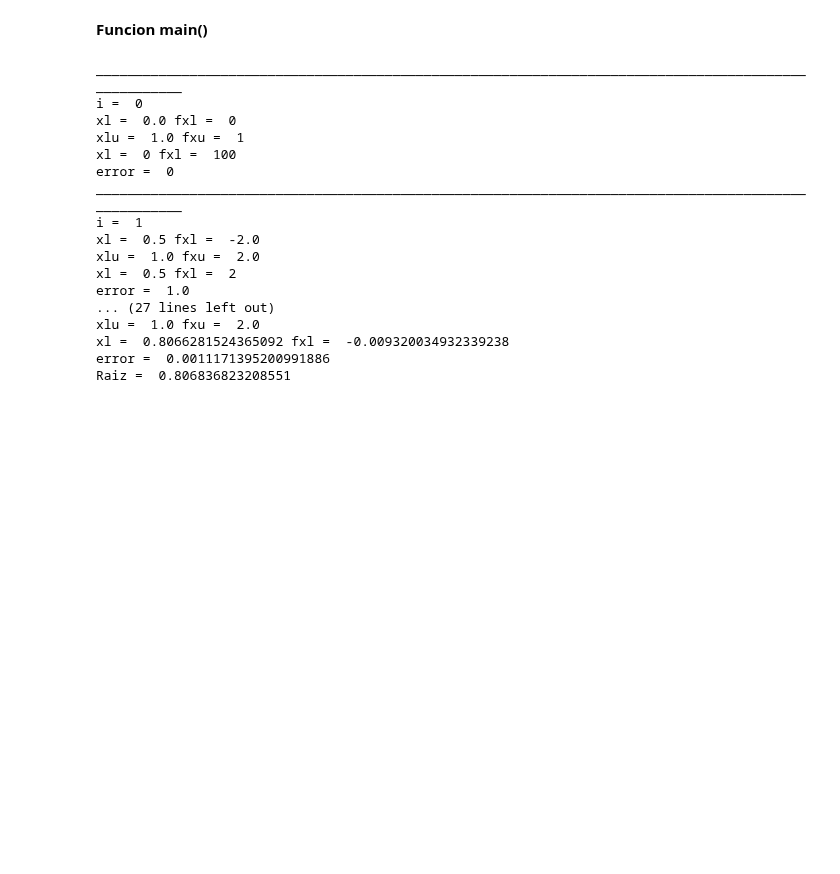
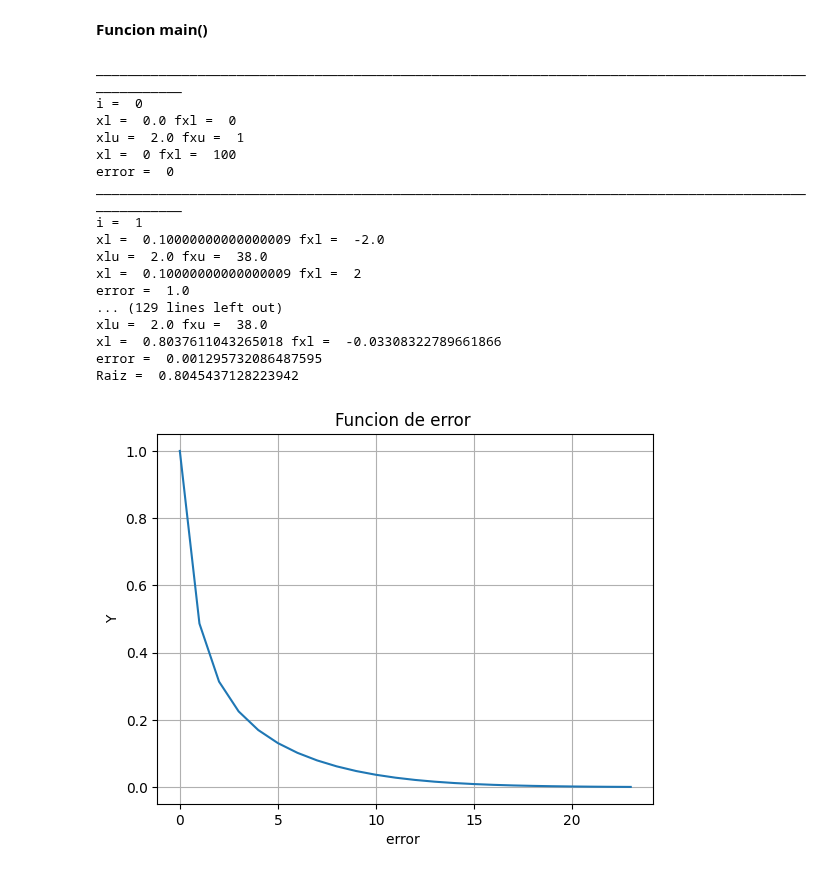
Before and after one commit to soyudea/Optimizacion, a Jupyter notebook: ReglaFalsa.ipynb, the cells around one changed output. Drawn from its saved outputs; the diff is of its cells as text; code cells hidden in the pictures; blank space fills up the shorter version.

```diff
--- a/ReglaFalsa.ipynb
+++ b/ReglaFalsa.ipynb
@@ -44,12 +44,12 @@ graf_function()
 # %%
 from re import S
 class ReglaFalsa:
-  def __init__(self, xl, xu, error, err_ref):
+  def __init__(self, xl, xu, error):
      self.__xl = xl
      self.__xu = xu
      self.__error=error
      self.__error_act=0
-     self.__err_ref = err_ref
+     self.__err_ref = 1
      self.__xr_i =0
      self.__fxl = 0
      self.__fxu = 1
@@ -57,6 +57,7 @@ class ReglaFalsa:
      self.__fr_old =100
      self.__xr_old = 0
      self.__i =0
+     self.__lista_error=[]
 
   def __printf(self):                              #Imprime los valores parciales de los f(x) y el error
       print("______________________________________________________________________________________________________")
@@ -83,6 +84,9 @@ class ReglaFalsa:
     self.__err_actual = np.abs(error)
     return self.__err_actual
 
+  def get_lista_errores(self):
+    return self.__lista_error
+
   def cal_raiz(self):
     flag = True
     err = self.__err_ref    #Se inicializa un error para entrar al while
@@ -102,7 +106,7 @@ class ReglaFalsa:
         self.__fr = fr
         self.__xr_old = xr
         err =  self.__errorAptual()
-        #self.__err_actual =err
+        self.__lista_error.append(err)
         self.__error_act =err
         if (fxl)*(fxu) < 0:       #Convergencia
             if fxl*fr <0:    #[xl, xr] contiene la raiz
@@ -119,26 +123,43 @@ class ReglaFalsa:
 # %% [markdown]
 **Funcion main()**
 # %%
+errores =[]
+obj= ReglaFalsa(xl,xu,err)
 def main():
-  obj= ReglaFalsa(xl,xu,err, err_ref)
+  errores = obj.get_lista_errores()
   print("Raiz = ",obj.cal_raiz())
 if __name__=='__main__':
    main()
+errores = obj.get_lista_errores()
 # %% [output]
 ______________________________________________________________________________________________________
 i =  0
 xl =  0.0 fxl =  0
-xlu =  1.0 fxu =  1
+xlu =  2.0 fxu =  1
 xl =  0 fxl =  100
 error =  0
 ______________________________________________________________________________________________________
 i =  1
-xl =  0.5 fxl =  -2.0
-xlu =  1.0 fxu =  2.0
-xl =  0.5 fxl =  2
+xl =  0.10000000000000009 fxl =  -2.0
+xlu =  2.0 fxu =  38.0
+xl =  0.10000000000000009 fxl =  2
 error =  1.0
-... (27 lines left out)
-xlu =  1.0 fxu =  2.0
-xl =  0.8066281524365092 fxl =  -0.009320034932339238
-error =  0.0011171395200991886
-Raiz =  0.806836823208551
+... (129 lines left out)
+xlu =  2.0 fxu =  38.0
+xl =  0.8037611043265018 fxl =  -0.03308322789661866
+error =  0.001295732086487595
+Raiz =  0.8045437128223942
+# %%
+
+def graf_f():
+  X = errores
+  Y = np.linspace(0, 10, num=15,endpoint=False)
+  plt.title("Funcion de error ")
+  plt.xlabel("error ")
+  plt.ylabel("Y")
+  plt.plot(X)
+  plt.grid()
+  plt.show()
+graf_f()
+# %% [output]
+[figure, added]
```
Also changed, not shown: parts of 3 cells of this notebook.
